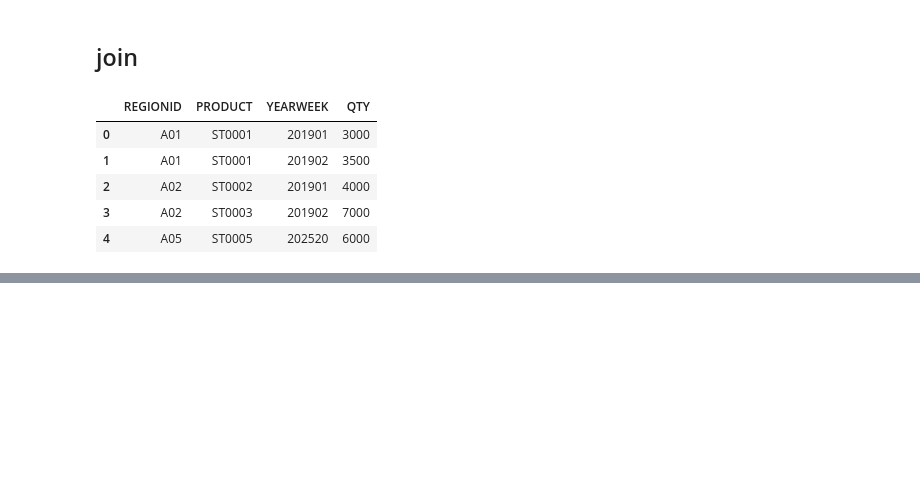
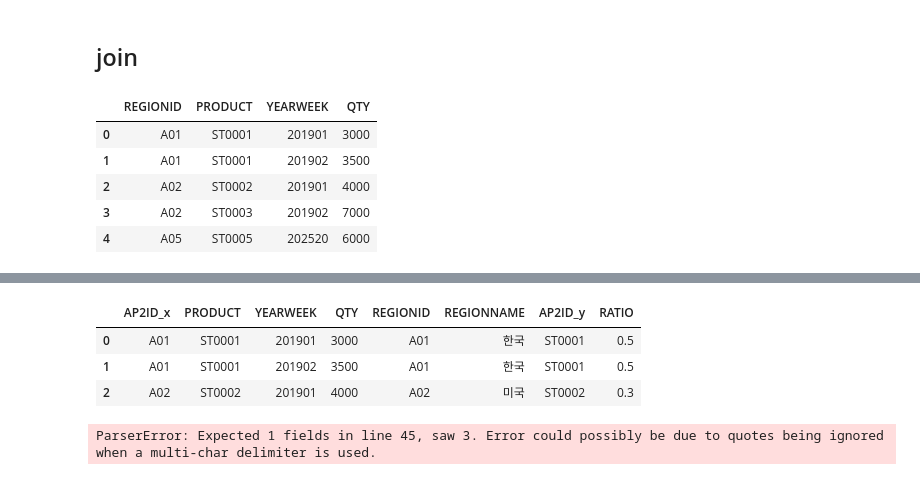
Before and after one commit to YunHwa0905/fintech-dev-portfolio, a Jupyter notebook: 05.data/codeset/01.data_analysis.ipynb, the cells around one changed output, grey strips where cells are left out. Cells and saved outputs as stored; diff of their text form; code cells hidden in the pictures; blank space fills up the shorter version.

```diff
--- a/05.data/codeset/01.data_analysis.ipynb
+++ b/05.data/codeset/01.data_analysis.ipynb
@@ -479,0 +488,2 @@ joinData = pd.merge(left=baseDataUnion, right=joinMaster, on=joinKey, how="inner
+# %%
+baseDataUnion = baseDataUnion.rename(columns={"REGIONID":"AP2ID"})
@@ -479,0 +498,20 @@ joinData = pd.merge(left=baseDataUnion, right=joinMaster, on=joinKey, how="inner
+# %%
+joinKey = ["REGIONID"]
+
+## 기존 데이터베이스에 새로 생성한 RATIO 데이터 프레임 조인하기
+baseDf = pd.merge(left=baseDataUnion, right=joinMaster, left_on=["AP2ID"], right_on=["REGIONID"], how="inner")
+# %%
+# 컬럼 별로 값이 있을 때
+targetProduct = ["ST0001", "ST0005"]
+targetRatio = [0.5, 0.3]
+productCol = pd.DataFrame( targetProduct )
+ratioCol = pd.DataFrame( targetRatio )
+mergedDf = pd.concat( [productCol, ratioCol ], axis=1)
+mergedDf.columns = ["AP2ID", "RATIO"]
+mergedDf
+
+# 행별로 값이 있을 때 데이터프레임 생성하는 방법
+row1Data = ["ST0001", 0.5]
+row2Data = ["ST0002", 0.3]
+mergedDf = pd.DataFrame([row1Data, row2Data], columns=mergedDf.columns)
+mergedDf
@@ -479,0 +530,11 @@ joinData = pd.merge(left=baseDataUnion, right=joinMaster, on=joinKey, how="inner
+# %%
+pd.merge(left = baseDf, right= mergedDf, left_on=["PRODUCT"], right_on=["AP2ID"], how="inner")
+# %% [output]
+|  | AP2ID_x | PRODUCT | YEARWEEK | QTY | REGIONID | REGIONNAME | AP2ID_y | RATIO |
+| 0 | A01 | ST0001 | 201901 | 3000 | A01 | 한국 | ST0001 | 0.5 |
+| 1 | A01 | ST0001 | 201902 | 3500 | A01 | 한국 | ST0001 | 0.5 |
+| 2 | A02 | ST0002 | 201901 | 4000 | A02 | 미국 | ST0002 | 0.3 |
+# %%
+pd.read_clipboard()
+# %% [output]
+ParserError: Expected 1 fields in line 45, saw 3. Error could possibly be due to quotes being ignored when a multi-char delimiter is used.
```
Also changed, not shown: parts of 7 cells of this notebook.
